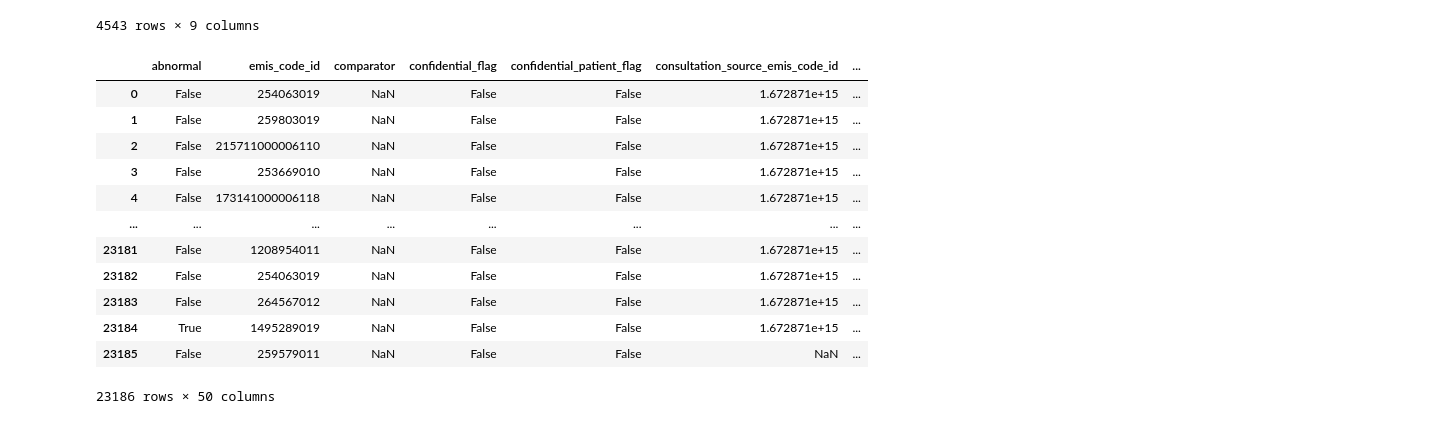
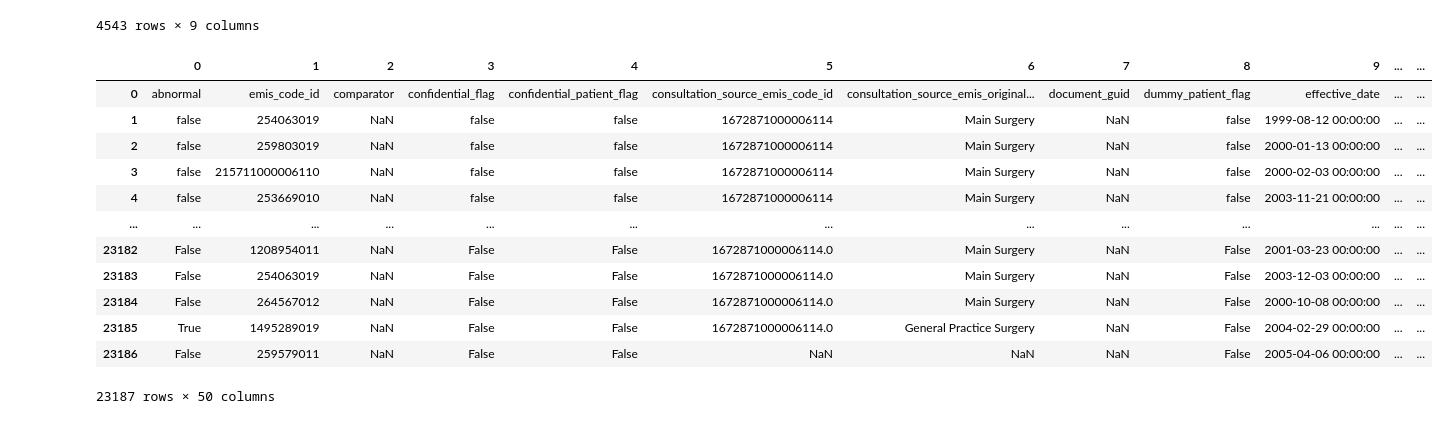
Before and after one commit to rpenn97/EMIS_task, a Jupyter notebook: solution/solution_py.ipynb, the cells around one changed output. Saved outputs shown, nothing was run; the diff lists cells and outputs as text; code cells hidden in the pictures.

```diff
--- a/solution/solution_py.ipynb
+++ b/solution/solution_py.ipynb
@@ -23,30 +24,31 @@ patient
 # %%
 # Creates a varaible name for each medication file in folder [medication1, medication2, ... ,medicationx]
 
 # Note that variables 0 to 14 are now mapped to filenames 1, 10, 11, 12, 13, 14, 15, 2, 3, 4, 5, 6, 7, 8, 9 respectively
 
 medication_list = glob.glob(r'../exa-data-analyst-assessment/data/medication/*.csv')
 for n, val in enumerate(medication_list):
-    globals()["medication%d"%n] = pd.read_csv(val)
+    globals()["medication%d"%n] = pd.read_csv(val, header=None)
 
 # Creates a variable name for each observation file in folder [observation1, observation2, ..., observationx]
 
 # Note that variables 0 to 11 are now mapped to filenames 1, 10, 11, 12, 2, 3, 4, 5, 6, 7, 8, 9 respectively
 
 observation_list = glob.glob(r'../exa-data-analyst-assessment/data/observation/*.csv')
 for n, val in enumerate(observation_list):
-    globals()["observation%d"%n] = pd.read_csv(val)
+    globals()["observation%d"%n] = pd.read_csv(val, header=None)
+observation0
 # %% [output]
-|  | abnormal | emis_code_id | comparator | confidential_flag | confidential_patient_flag | consultation_source_emis_code_id | ... |
-| 0 | False | 254063019 | NaN | False | False | 1.672871e+15 | ... |
-| 1 | False | 259803019 | NaN | False | False | 1.672871e+15 | ... |
-| 2 | False | 215711000006110 | NaN | False | False | 1.672871e+15 | ... |
-| 3 | False | 253669010 | NaN | False | False | 1.672871e+15 | ... |
-| 4 | False | 173141000006118 | NaN | False | False | 1.672871e+15 | ... |
-| ... | ... | ... | ... | ... | ... | ... | ... |
-| 23181 | False | 1208954011 | NaN | False | False | 1.672871e+15 | ... |
-| 23182 | False | 254063019 | NaN | False | False | 1.672871e+15 | ... |
-| 23183 | False | 264567012 | NaN | False | False | 1.672871e+15 | ... |
-| 23184 | True | 1495289019 | NaN | False | False | 1.672871e+15 | ... |
-| 23185 | False | 259579011 | NaN | False | False | NaN | ... |
+|  | 0 | 1 | 2 | 3 | 4 | 5 | 6 | 7 | 8 | 9 | ... | ... |
+| 0 | abnormal | emis_code_id | comparator | confidential_flag | confidential_patient_flag | consultation_source_emis_code_id | consultation_source_emis_original... | document_guid | dummy_patient_flag | effective_date | ... | ... |
+| 1 | false | 254063019 | NaN | false | false | 1672871000006114 | Main Surgery | NaN | false | 1999-08-12 00:00:00 | ... | ... |
+| 2 | false | 259803019 | NaN | false | false | 1672871000006114 | Main Surgery | NaN | false | 2000-01-13 00:00:00 | ... | ... |
+| 3 | false | 215711000006110 | NaN | false | false | 1672871000006114 | Main Surgery | NaN | false | 2000-02-03 00:00:00 | ... | ... |
+| 4 | false | 253669010 | NaN | false | false | 1672871000006114 | Main Surgery | NaN | false | 2003-11-21 00:00:00 | ... | ... |
+| ... | ... | ... | ... | ... | ... | ... | ... | ... | ... | ... | ... | ... |
+| 23182 | False | 1208954011 | NaN | False | False | 1672871000006114.0 | Main Surgery | NaN | False | 2001-03-23 00:00:00 | ... | ... |
+| 23183 | False | 254063019 | NaN | False | False | 1672871000006114.0 | Main Surgery | NaN | False | 2003-12-03 00:00:00 | ... | ... |
+| 23184 | False | 264567012 | NaN | False | False | 1672871000006114.0 | Main Surgery | NaN | False | 2000-10-08 00:00:00 | ... | ... |
+| 23185 | True | 1495289019 | NaN | False | False | 1672871000006114.0 | General Practice Surgery | NaN | False | 2004-02-29 00:00:00 | ... | ... |
+| 23186 | False | 259579011 | NaN | False | False | NaN | NaN | NaN | False | 2005-04-06 00:00:00 | ... | ... |
-23186 rows × 50 columns
+23187 rows × 50 columns
```
Also changed, not shown: parts of 3 cells of this notebook.
